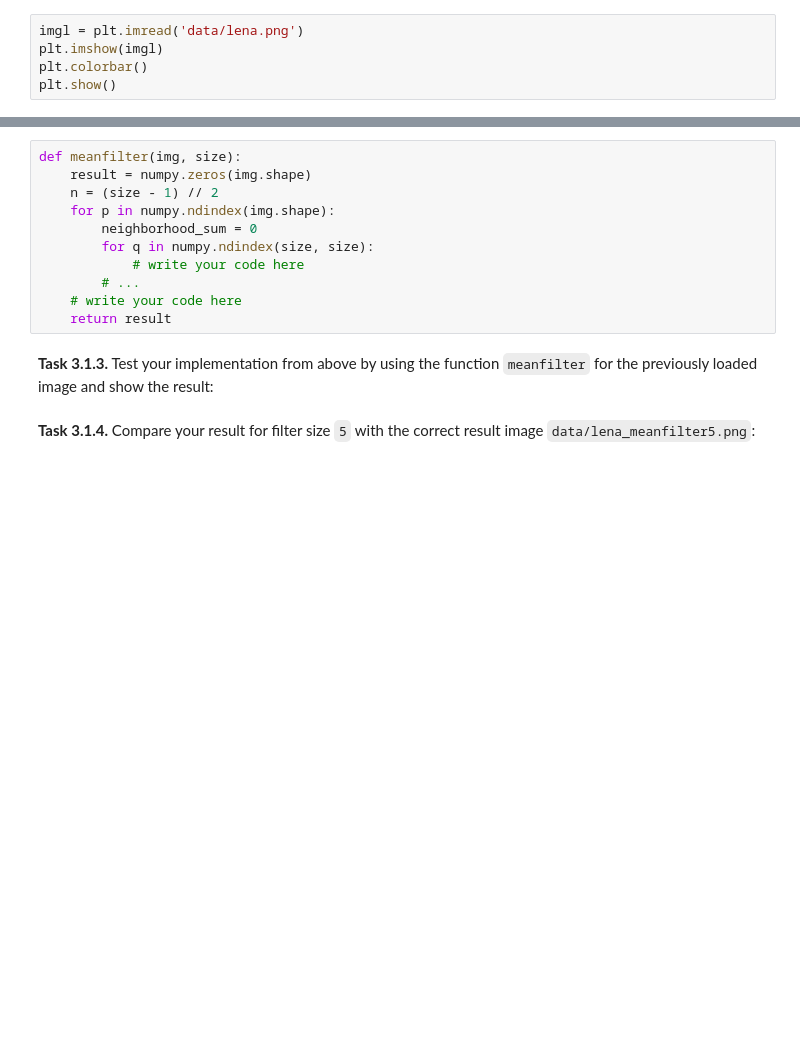
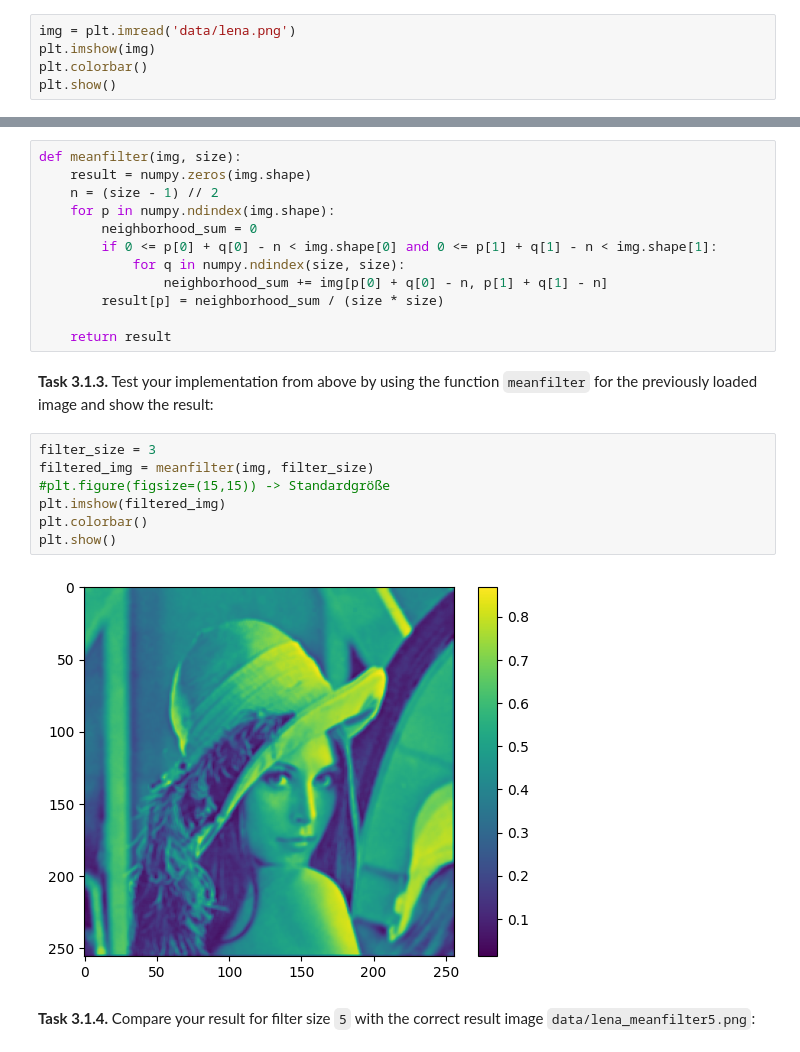
Before and after one commit to PaulaKraemer/mobi-fs3-python, a Jupyter notebook: task3.ipynb, the cells around one changed output, grey strips where cells are left out. Saved outputs shown, nothing was run; the diff lists cells and outputs as text; blank space fills up the shorter version.

```diff
--- a/task3.ipynb
+++ b/task3.ipynb
@@ -10,8 +10,8 @@ import matplotlib.pyplot as plt
 
 **<a id="#">Task 3.1.1.</a>** Load the image `data/lena.png` and show it:
 # %%
-imgl = plt.imread('data/lena.png')
-plt.imshow(imgl)
+img = plt.imread('data/lena.png')
+plt.imshow(img)
 plt.colorbar()
 plt.show()
 # %% [output]
@@ -24,12 +24,22 @@ def meanfilter(img, size):
     n = (size - 1) // 2
     for p in numpy.ndindex(img.shape):
         neighborhood_sum = 0
-        for q in numpy.ndindex(size, size):
-            # write your code here
-        # ...
-    # write your code here
+        if 0 <= p[0] + q[0] - n < img.shape[0] and 0 <= p[1] + q[1] - n < img.shape[1]:
+            for q in numpy.ndindex(size, size):
+                neighborhood_sum += img[p[0] + q[0] - n, p[1] + q[1] - n]
+        result[p] = neighborhood_sum / (size * size)
+
     return result
 # %% [markdown]
 **<a id="#">Task 3.1.3.</a>** Test your implementation from above by using the function `meanfilter` for the previously loaded image and show the result:
+# %%
+filter_size = 3
+filtered_img = meanfilter(img, filter_size)
+#plt.figure(figsize=(15,15)) -> Standardgröße
+plt.imshow(filtered_img)
+plt.colorbar()
+plt.show()
+# %% [output]
+[figure, added]
 # %% [markdown]
 **<a id="#">Task 3.1.4.</a>** Compare your result for filter size `5` with the correct result image `data/lena_meanfilter5.png`:
```
Also changed, not shown: parts of 7 cells of this notebook.
